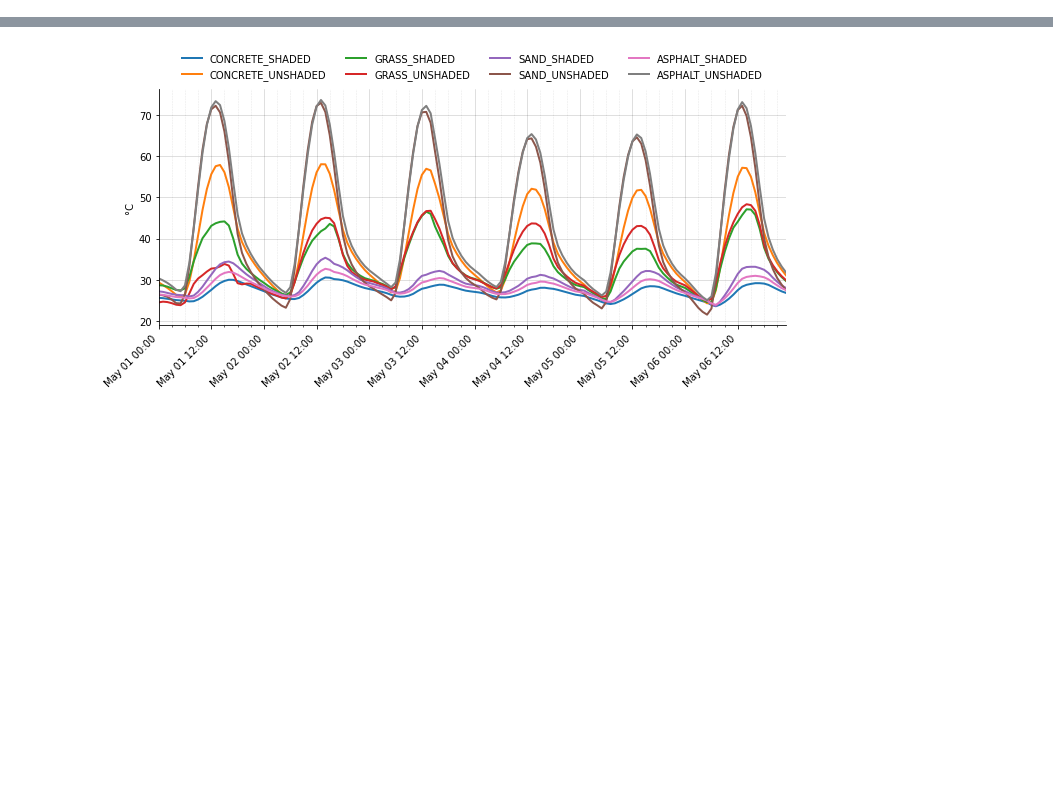
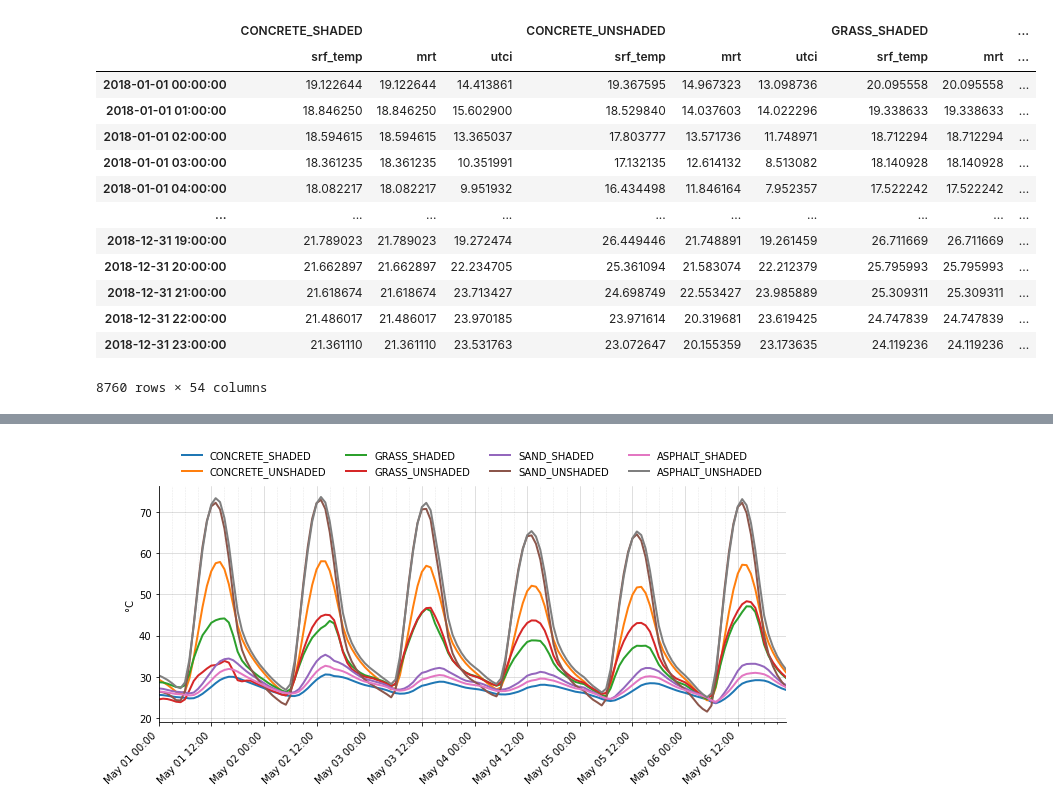
Before and after one commit to tg359/oshe, a Jupyter notebook: Openfield shaded unshaded.ipynb, the cells around one changed output, grey strips where cells are left out. Cells and saved outputs as stored; diff of their text form; code cells hidden in the pictures; blank space fills up the shorter version.

```diff
--- a/Openfield shaded unshaded.ipynb
+++ b/Openfield shaded unshaded.ipynb
@@ -94,0 +108,18 @@ df = pd.concat(ll, axis=1, keys=list(result.keys()))
+# %%
+# Write results to file
+df
+# %% [output]
+|  | CONCRETE_SHADED |  |  | CONCRETE_UNSHADED |  |  | GRASS_SHADED |  | ... |
+|  | srf_temp | mrt | utci | srf_temp | mrt | utci | srf_temp | mrt | ... |
+| 2018-01-01 00:00:00 | 19.122644 | 19.122644 | 14.413861 | 19.367595 | 14.967323 | 13.098736 | 20.095558 | 20.095558 | ... |
+| 2018-01-01 01:00:00 | 18.846250 | 18.846250 | 15.602900 | 18.529840 | 14.037603 | 14.022296 | 19.338633 | 19.338633 | ... |
+| 2018-01-01 02:00:00 | 18.594615 | 18.594615 | 13.365037 | 17.803777 | 13.571736 | 11.748971 | 18.712294 | 18.712294 | ... |
+| 2018-01-01 03:00:00 | 18.361235 | 18.361235 | 10.351991 | 17.132135 | 12.614132 | 8.513082 | 18.140928 | 18.140928 | ... |
+| 2018-01-01 04:00:00 | 18.082217 | 18.082217 | 9.951932 | 16.434498 | 11.846164 | 7.952357 | 17.522242 | 17.522242 | ... |
+| ... | ... | ... | ... | ... | ... | ... | ... | ... | ... |
+| 2018-12-31 19:00:00 | 21.789023 | 21.789023 | 19.272474 | 26.449446 | 21.748891 | 19.261459 | 26.711669 | 26.711669 | ... |
+| 2018-12-31 20:00:00 | 21.662897 | 21.662897 | 22.234705 | 25.361094 | 21.583074 | 22.212379 | 25.795993 | 25.795993 | ... |
+| 2018-12-31 21:00:00 | 21.618674 | 21.618674 | 23.713427 | 24.698749 | 22.553427 | 23.985889 | 25.309311 | 25.309311 | ... |
+| 2018-12-31 22:00:00 | 21.486017 | 21.486017 | 23.970185 | 23.971614 | 20.319681 | 23.619425 | 24.747839 | 24.747839 | ... |
+| 2018-12-31 23:00:00 | 21.361110 | 21.361110 | 23.531763 | 23.072647 | 20.155359 | 23.173635 | 24.119236 | 24.119236 | ... |
+8760 rows × 54 columns
```
Also changed, not shown: parts of 9 cells of this notebook, 7 other files.
